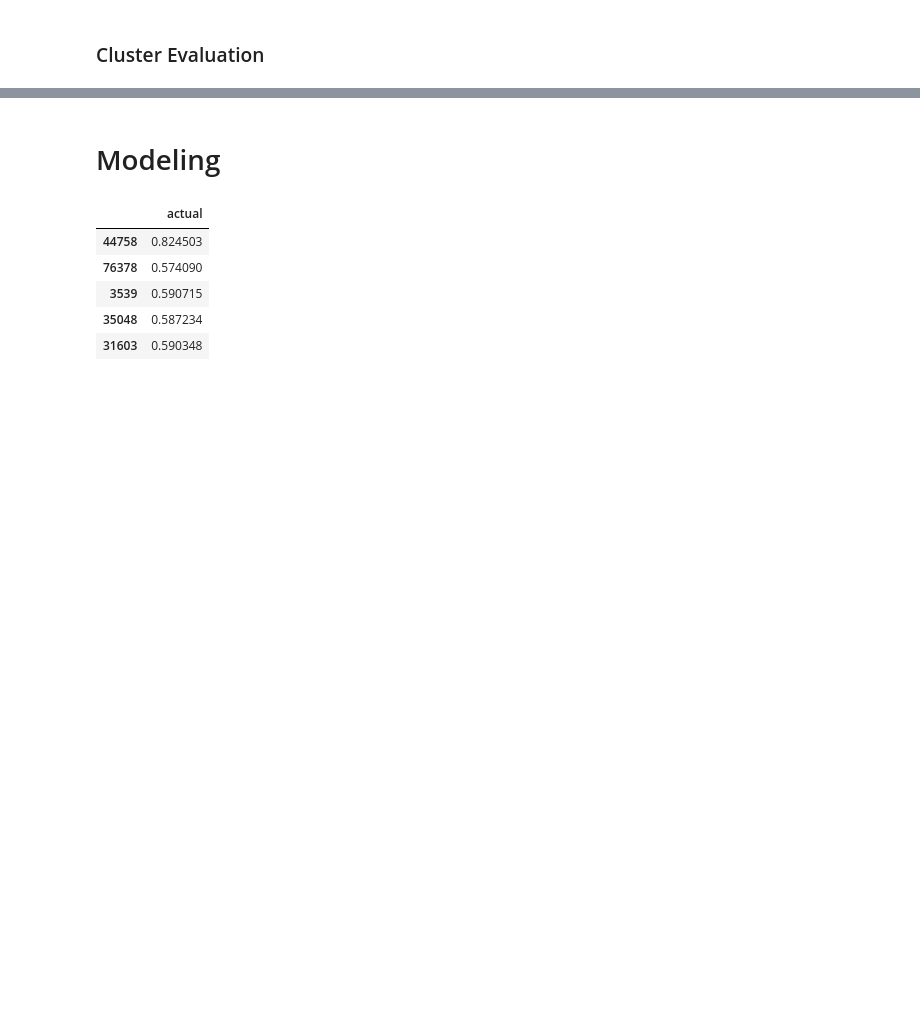
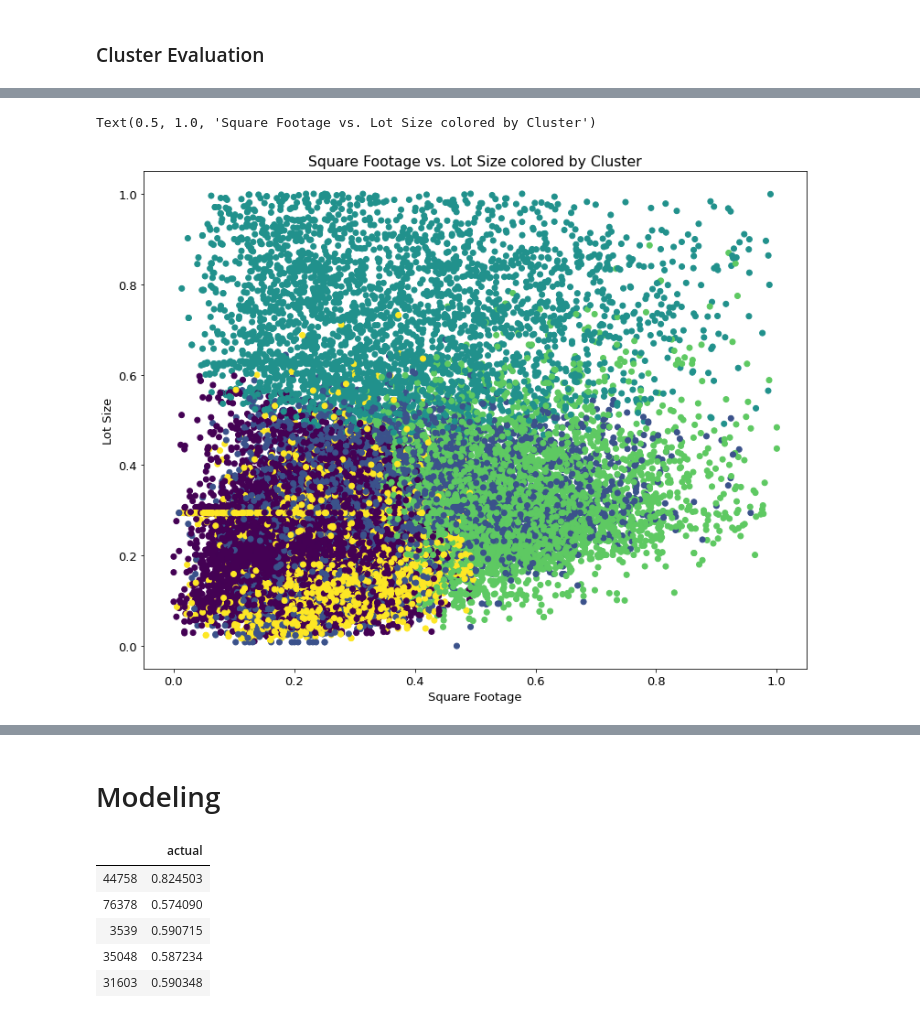
Before and after one commit to clustering-for-log-error/clustering-for-log-error, a Jupyter notebook: clustering_for_log_error_final.ipynb, the cells around one changed output, grey strips where cells are left out. Cells and saved outputs as stored; diff of their text form; code cells hidden in the pictures; blank space fills up the shorter version.

```diff
--- a/clustering_for_log_error_final.ipynb
+++ b/clustering_for_log_error_final.ipynb
@@ -448,3 +498,13 @@ cluster.test_sig(X_train_scaled.location_size, train_scaled)
+# %%
+# cluster_vars = train_scaled[['latitude', 'longitude', 'lot_size', 'square_footage']]
+# cluster_col_name = 'location_size'
+plt.scatter(train_scaled.square_footage, train_scaled.lot_size, c=X_train_scaled.location_size)
+plt.xlabel('Square Footage')
+plt.ylabel('Lot Size')
+plt.title('Square Footage vs. Lot Size colored by Cluster')
+# %% [output]
+Text(0.5, 1.0, 'Square Footage vs. Lot Size colored by Cluster')
+[figure, added]
 # %%
 cluster.test_sig(X_train_scaled.size_age_value, train_scaled)
 # %% [output]
```
Also changed, not shown: parts of 17 cells of this notebook.
